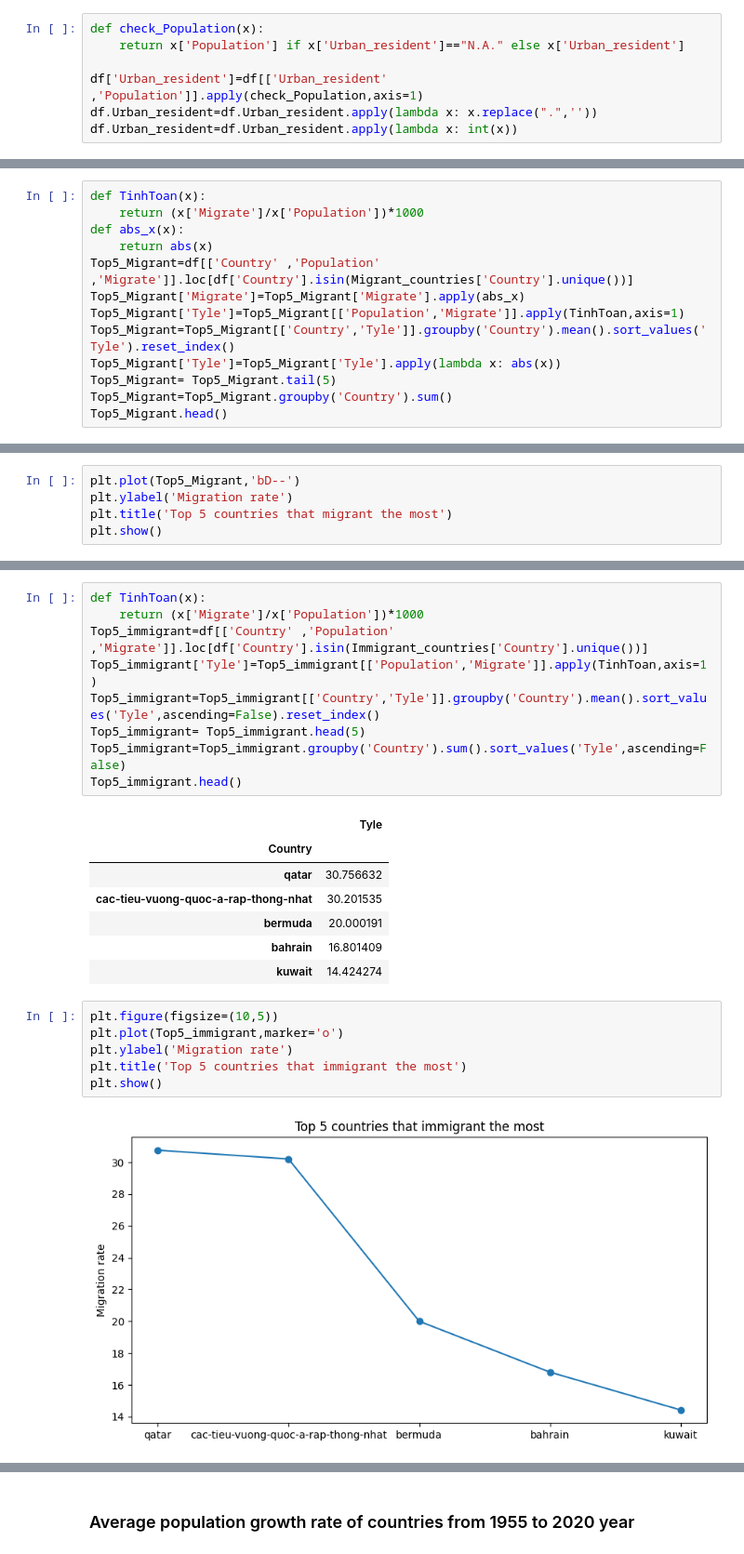
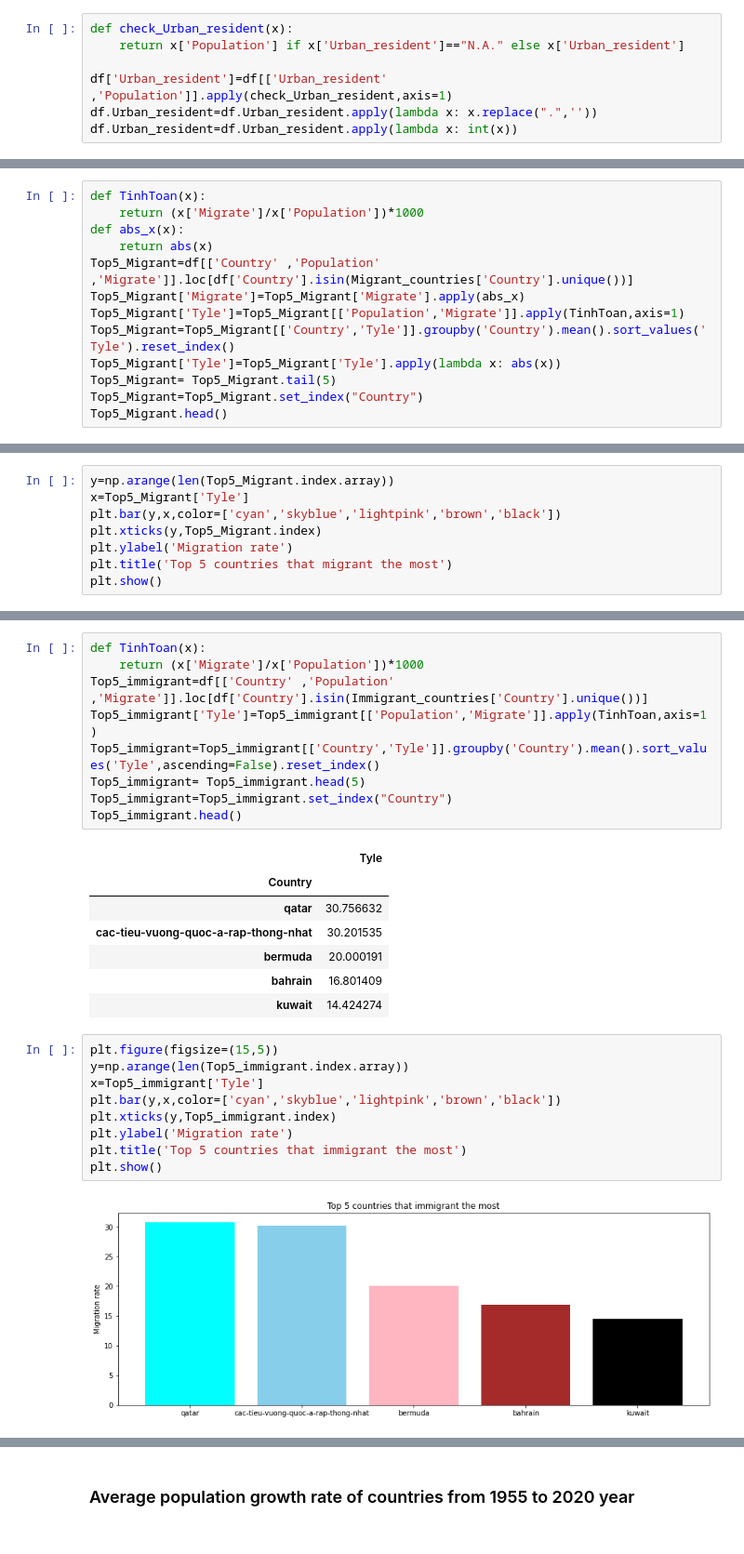
Before and after one commit to HoDangCao/Data-collection-and-population-analysis-of-Asia-and-North-America, a Jupyter notebook: DSProject - latest ver.ipynb, the cells around one changed output, grey strips where cells are left out. Shown at 93% size. Saved outputs shown, nothing was run; the diff lists cells and outputs as text.

```diff
--- a/DSProject - latest ver.ipynb
+++ b/DSProject - latest ver.ipynb
@@ -234,10 +234,10 @@ List type in Urban_resident column: {<class 'str'>}
 # %% [markdown]
 -    The columns 'Urban_resident' has an inappropriate value (N.A.).Values like N.A. then at that time the urban population is also the population of that country. So we change the value for N.A. Then convert to int type
 # %%
-def check_Population(x):
+def check_Urban_resident(x):
     return x['Population'] if x['Urban_resident']=="N.A." else x['Urban_resident']
 
-df['Urban_resident']=df[['Urban_resident' ,'Population']].apply(check_Population,axis=1)
+df['Urban_resident']=df[['Urban_resident' ,'Population']].apply(check_Urban_resident,axis=1)
 df.Urban_resident=df.Urban_resident.apply(lambda x: x.replace(".",''))
 df.Urban_resident=df.Urban_resident.apply(lambda x: int(x))
 # %% [markdown]
@@ -467,7 +413,7 @@ Top5_Migrant['Tyle']=Top5_Migrant[['Population','Migrate']].apply(TinhToan,axis=
 Top5_Migrant=Top5_Migrant[['Country','Tyle']].groupby('Country').mean().sort_values('Tyle').reset_index()
 Top5_Migrant['Tyle']=Top5_Migrant['Tyle'].apply(lambda x: abs(x))
 Top5_Migrant= Top5_Migrant.tail(5)
-Top5_Migrant=Top5_Migrant.groupby('Country').sum()
+Top5_Migrant=Top5_Migrant.set_index("Country")
 Top5_Migrant.head()
 # %% [output]
 |  | Tyle |
@@ -479,6 +425,9 @@ Top5_Migrant.head()
 | syria | 11.626894 |
 # %%
-plt.plot(Top5_Migrant,'bD--')
+y=np.arange(len(Top5_Migrant.index.array))
+x=Top5_Migrant['Tyle']
+plt.bar(y,x,color=['cyan','skyblue','lightpink','brown','black'])
+plt.xticks(y,Top5_Migrant.index)
 plt.ylabel('Migration rate')
 plt.title('Top 5 countries that migrant the most')
 plt.show()
@@ -493,7 +442,7 @@ Top5_immigrant=df[['Country' ,'Population' ,'Migrate']].loc[df['Country'].isin(I
 Top5_immigrant['Tyle']=Top5_immigrant[['Population','Migrate']].apply(TinhToan,axis=1)
 Top5_immigrant=Top5_immigrant[['Country','Tyle']].groupby('Country').mean().sort_values('Tyle',ascending=False).reset_index()
 Top5_immigrant= Top5_immigrant.head(5)
-Top5_immigrant=Top5_immigrant.groupby('Country').sum().sort_values('Tyle',ascending=False)
+Top5_immigrant=Top5_immigrant.set_index("Country")
 Top5_immigrant.head()
 # %% [output]
 |  | Tyle |
@@ -504,10 +453,13 @@ Top5_immigrant.head()
 | bahrain | 16.801409 |
 | kuwait | 14.424274 |
 # %%
-plt.figure(figsize=(10,5))
-plt.plot(Top5_immigrant,marker='o')
+plt.figure(figsize=(15,5))
+y=np.arange(len(Top5_immigrant.index.array))
+x=Top5_immigrant['Tyle']
+plt.bar(y,x,color=['cyan','skyblue','lightpink','brown','black'])
+plt.xticks(y,Top5_immigrant.index)
 plt.ylabel('Migration rate')
 plt.title('Top 5 countries that immigrant the most')
 plt.show()
 # %% [output]
-[figure, old version]
+[figure, new version]
```
Also changed, not shown: parts of 17 cells of this notebook.
